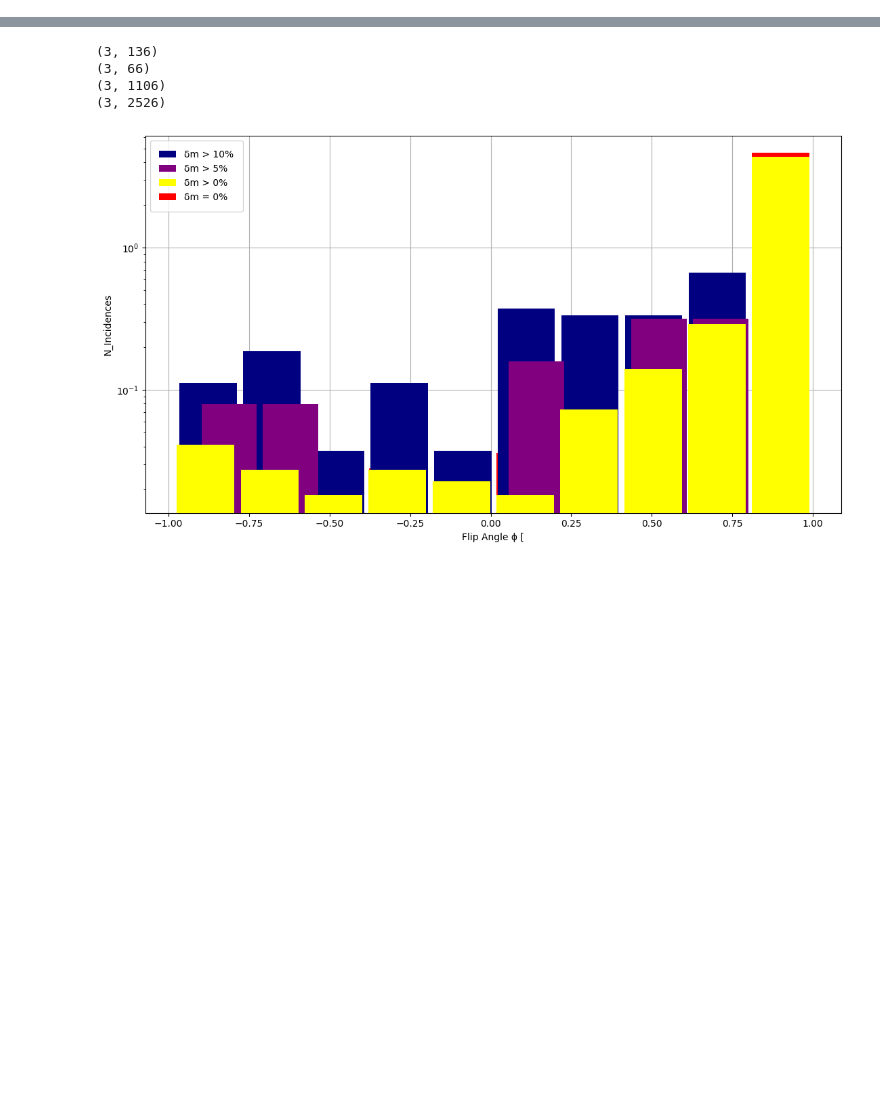
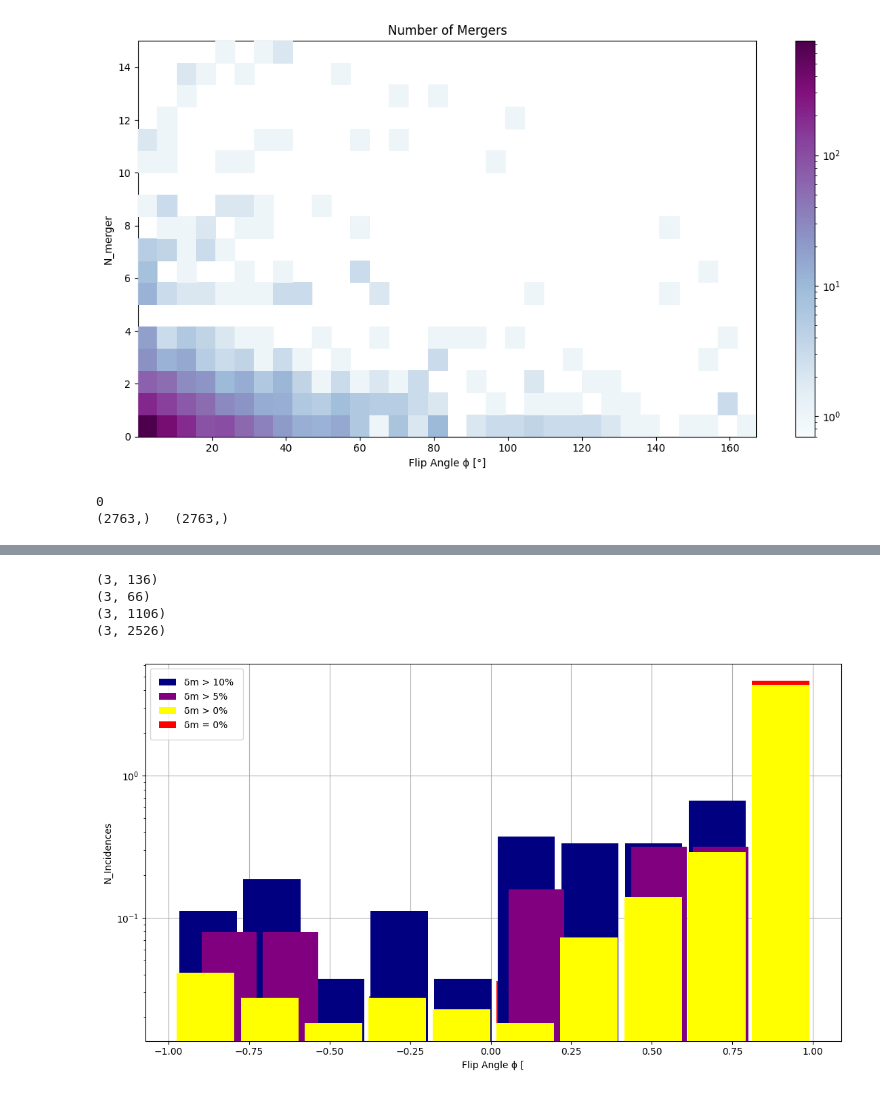
Before and after one commit to SilvioFortune/spinevo, a Jupyter notebook: mergerimpact/evaluate_20210925.ipynb, the cells around one changed output, grey strips where cells are left out. Cells and saved outputs as stored; diff of their text form; code cells hidden in the pictures; blank space fills up the shorter version.

```diff
--- a/mergerimpact/evaluate_20210925.ipynb
+++ b/mergerimpact/evaluate_20210925.ipynb
@@ -239,0 +312,58 @@ fig.savefig(joinpath(@__DIR__, "plots/mergers_vs_flips_CENTRAL_MSTARSgt$(mass_ST
+# %%
+#
+
+bin_factor  = 2
+ϕmin        = minimum(assembly_STARS["ϕ_flip"])
+ϕmax        = maximum(assembly_STARS["ϕ_flip"])
+
+axes_grid1  = pyimport("mpl_toolkits.axes_grid1")
+pltcolors   = pyimport("matplotlib.colors")
+
+fig, ax = subplots()
+
+#h = ax.hist2d(assembly["ϕ_flip"], assembly["M_MM"] ./ assembly["M_felix"],
+    #bins=[16*bin_factor, 9*bin_factor], cmap="binary", vmin=0.7, zorder=3, norm=pltcolors.LogNorm())
+h = ax.hist2d(assembly_STARS["ϕ_flip"], replace(assembly_STARS["N_MERGERS"], missing=>NaN), #replace(log10.(assembly_DM["M2_felix"] ./ assembly_DM["M2_MM"]), missing=>NaN),
+    bins=[16*bin_factor, 9*bin_factor], range=[[ϕmin,ϕmax], [0,15]], #weights=
+    cmap="BuPu", zorder=3, vmin=0.7, norm=pltcolors.LogNorm())
+#ax.bar(disk_bval_136, height=maximum(angle_data["STORY_FLIPS"]),
+    #width=0.01, color="blue", label="Disks at z ~ $(round.(head.z,digits=2))", zorder=4)
+#ax.bar(ell_bval_136, height=maximum(angle_data["STORY_FLIPS"]),
+    #width=0.01, color="red", label="Ellipticals at z ~ $(round.(head.z,digits=2))", zorder=4)
+
+ax.set_xlabel("Flip Angle ϕ [°]")
+ax.set_ylabel("N_merger")
+#ax.set_ylim(0,100)
+#ax.set_xlim(minimum(assembly["ϕ_flip"]), 50)
+#ax.set_ylim(1,maximum(old_angle_data["FLIPS"]))
+#ax.set_yscale("log")
+#ax.legend(loc="upper right", frameon=true, borderpad=1, handlelength=1.8)
+#ax.grid()
+ax.set_title("Number of Mergers")
+fig.colorbar(h[4], ax=ax)
+
+scale=0.7
+
+fig.set_size_inches(16scale, 9*scale)
+fig.tight_layout()
+
+fig.savefig(joinpath(@__DIR__, "plots/Nmergers_vs_flipangles_CENTRAL_MSTARSgt$(mass_ST_thr).png"), bbox_inches="tight", pad_inches=.1)
+# %% [output]
+[figure, added]
+# %%
+
+δj_abs  = zeros(length(assembly_STARS["δj_main"][1,:]))
+
+for i in 1:length(δj_abs)
+    if count(ismissing, assembly_STARS["δj_main"][:,i]) == 0
+        δj_abs[i]   = norm(assembly_STARS["δj_main"][:,i])
+    else
+        println("$(count(ismissing, assembly_STARS["δj_main"][:,i])) ")
+    end
+end
+
+println("\n\n$(count(iszero, δj_abs))")
+println("$(size(δj_abs))   $(size(assembly_STARS["ϕ_flip"]))")
+# %% [output]
+0
+(2763,)   (2763,)
```
Also changed, not shown: parts of 7 cells of this notebook, 2 other files.
